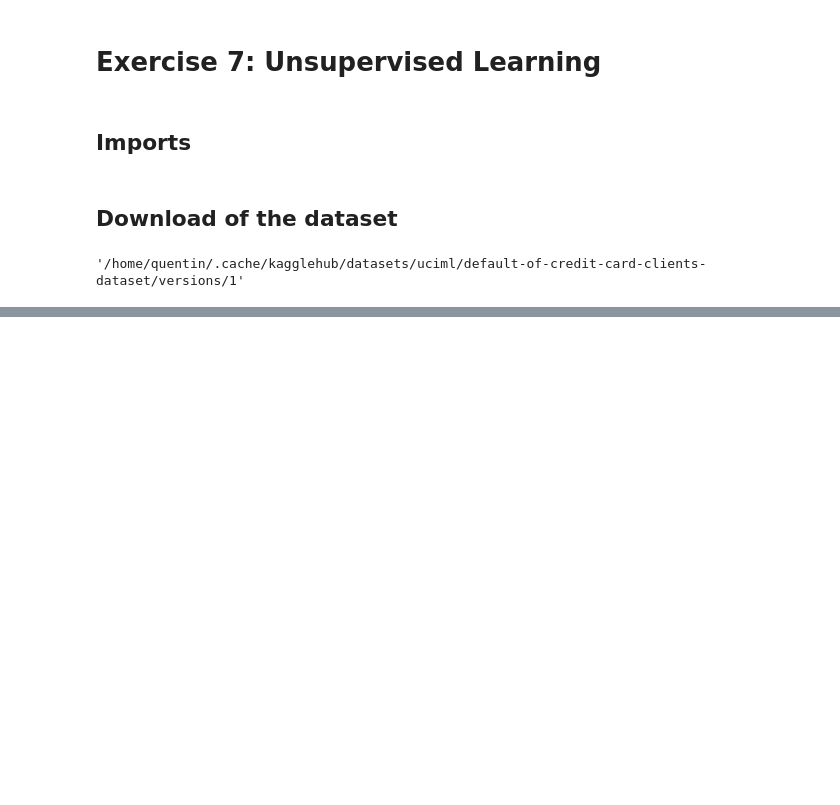
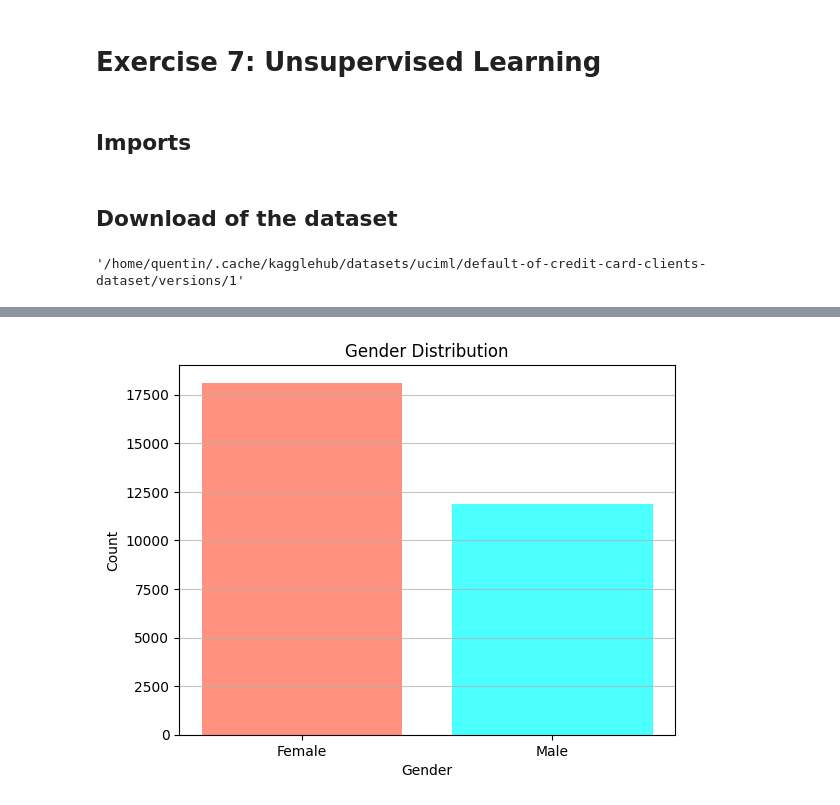
Before and after one commit to Otzze/FTML_Project, a Jupyter notebook: Exercise7_Unsupervised_Learning.ipynb, the cells around one changed output, grey strips where cells are left out. Saved outputs shown, nothing was run; the diff lists cells and outputs as text; code cells hidden in the pictures; blank space fills up the shorter version.

```diff
--- a/Exercise7_Unsupervised_Learning.ipynb
+++ b/Exercise7_Unsupervised_Learning.ipynb
@@ -20,0 +59,12 @@ IsADirectoryError: [Errno 21] Is a directory: '/home/quentin/.cache/kagglehub/da
+# %%
+#plot the gender distribution
+gender_counts = df["SEX"].map({1: 'Male', 2: 'Female'}).value_counts()
+
+plt.bar(gender_counts.index, gender_counts.values, color=['tomato', 'cyan'], alpha=0.7)
+plt.title('Gender Distribution')
+plt.xlabel('Gender')
+plt.ylabel('Count')
+plt.grid(axis='y', alpha=0.75)
+plt.show()
+# %% [output]
+[figure, added]
```
Also changed, not shown: parts of 6 cells of this notebook.
